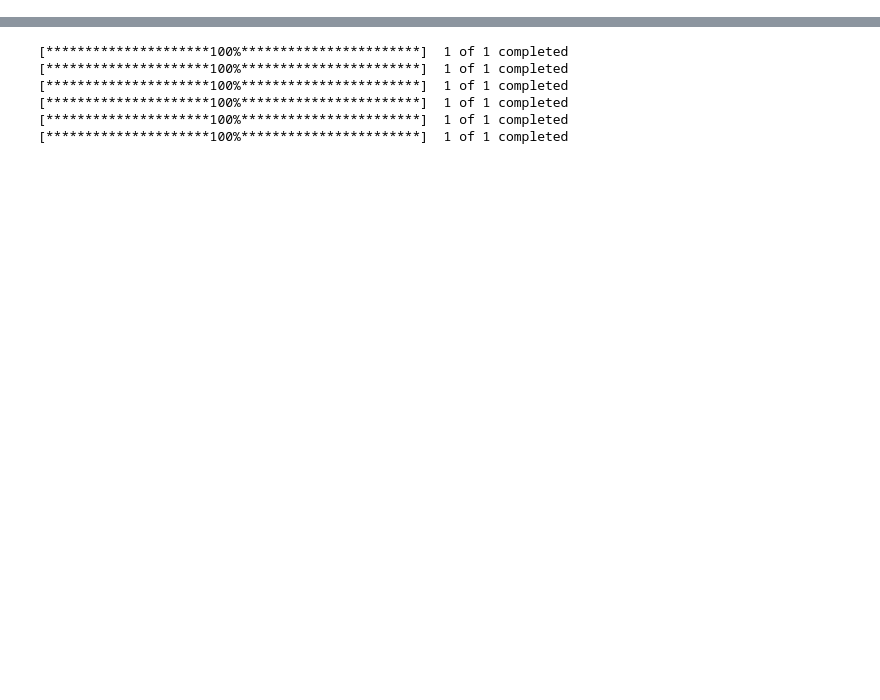
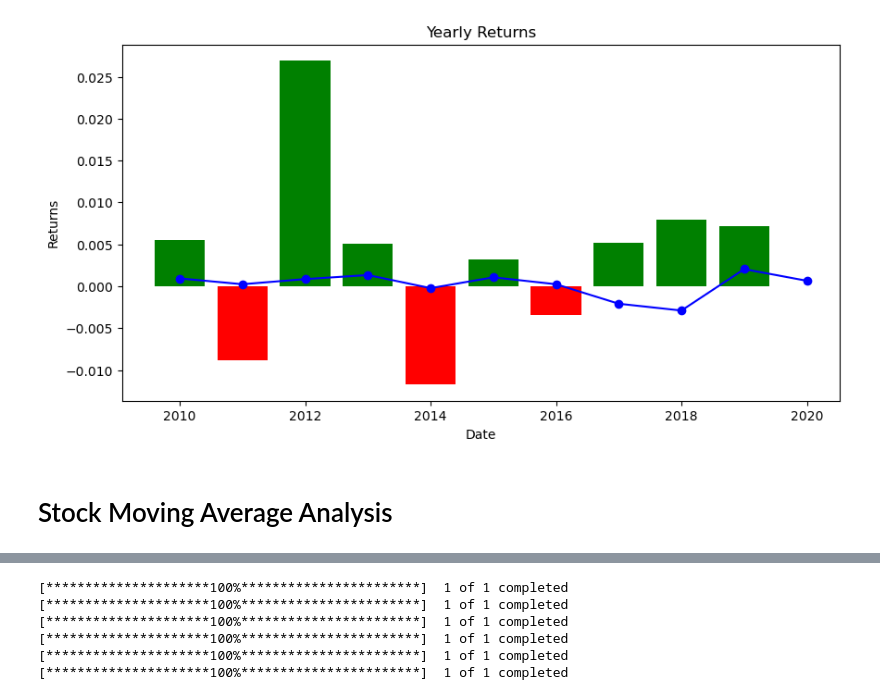
Before and after one commit to pauleppers/StockAnalysis, a Jupyter notebook: Relative_Value_Analysis.ipynb, the cells around one changed output, grey strips where cells are left out. Drawn from its saved outputs; the diff is of its cells as text; code cells hidden in the pictures; blank space fills up the shorter version.

```diff
--- a/Relative_Value_Analysis.ipynb
+++ b/Relative_Value_Analysis.ipynb
@@ -12,0 +173,9 @@ import yfinance as yf
+# %%
+yearly['Years'] = yearly['Date'].dt.year
+# %%
+from matplotlib import dates as mdates
+import datetime as dt
+
+yearly['ReturnsPositive'] = 0 < yearly['Returns']
+yearly['Date'] = pd.to_datetime(yearly['Date'])
+yearly['Date'] = yearly['Date'].apply(mdates.date2num)
@@ -12,0 +196,4 @@ import yfinance as yf
+# %%
+dataset['Returns'] = dataset['Adj Close'].pct_change().dropna()
+# %%
+yearly_returns_avg = dataset['Returns'].groupby([dataset.index.year]).mean()
@@ -12,0 +216,13 @@ import yfinance as yf
+# %%
+colors = yearly.ReturnsPositive.map({True: 'g', False: 'r'})
+plt.figure(figsize=(10,5))
+plt.bar(yearly['Years'], yearly['Returns'], color=colors, align='center')
+plt.plot(yearly_returns_avg, marker='o', color='b')
+plt.title('Yearly Returns')
+plt.xlabel('Date')
+plt.ylabel('Returns')
+plt.show()
+# %% [output]
+[figure, added]
+# %% [markdown]
+# Stock Moving Average Analysis
```
Also changed, not shown: parts of 75 cells of this notebook.
